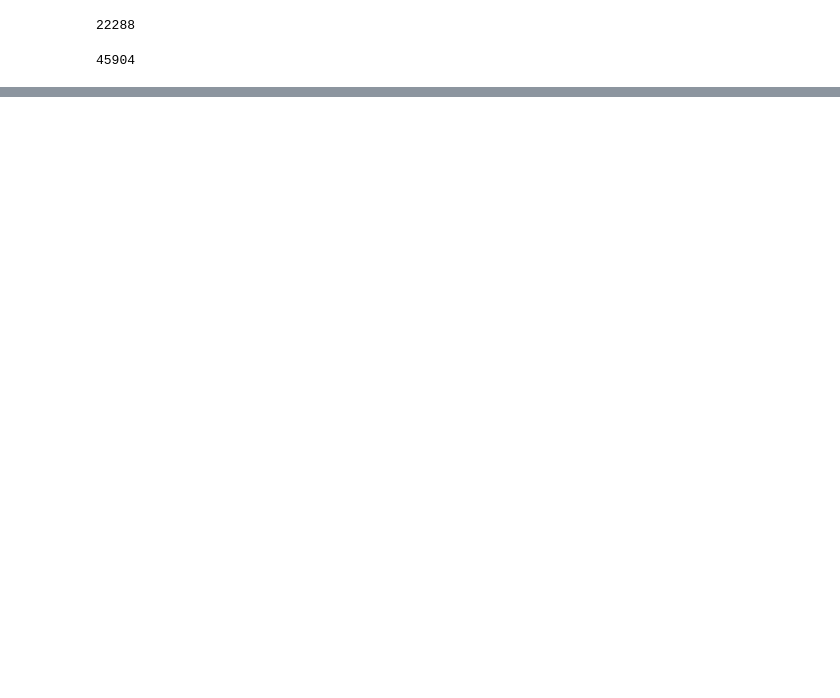
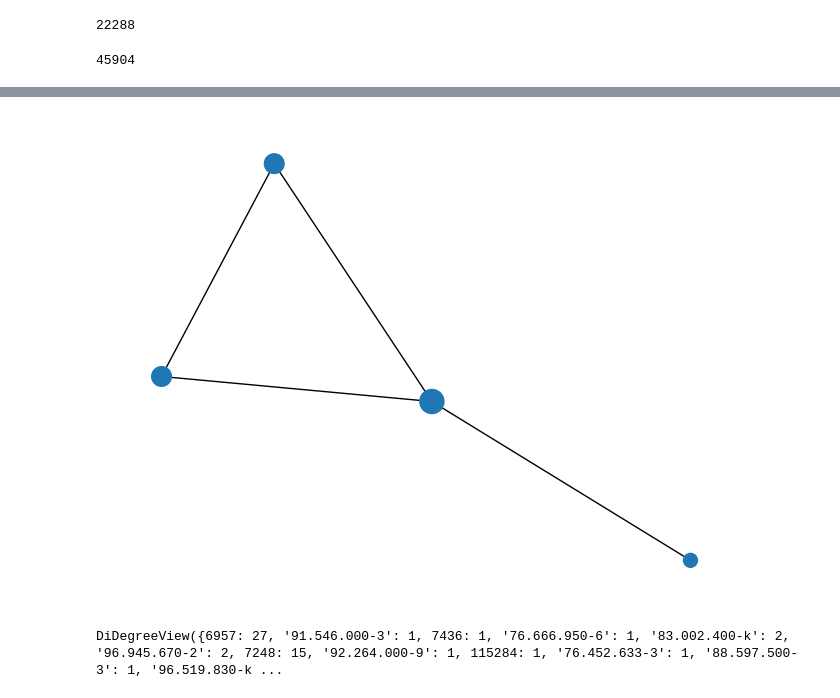
Before and after one commit to fgchil/redes, a Jupyter notebook: FN-EV-WP-FG-Hackaton.ipynb, the cells around one changed output, grey strips where cells are left out. Drawn from its saved outputs; the diff is of its cells as text; code cells hidden in the pictures; blank space fills up the shorter version.

Commit message:
Upload v0.2 con grafico, se añade filtro de adjudicado y seleccionada para los proveedores, plot nx grafo funcionando

```diff
--- a/FN-EV-WP-FG-Hackaton.ipynb
+++ b/FN-EV-WP-FG-Hackaton.ipynb
@@ -484,0 +535,16 @@ for c in C:
+# %%
+g = nx.Graph()
+g.add_edges_from([(1,2), (2,3), (2,4), (3,4)])
+
+d = dict(
+g.degree
+)
+
+nx.draw(g, nodelist=d.keys(), node_size=[v * 100 for v in d.values()])
+plt.show()
+# %% [output]
+[figure, added]
+# %%
+G.degree
+# %% [output]
+DiDegreeView({6957: 27, '91.546.000-3': 1, 7436: 1, '76.666.950-6': 1, '83.002.400-k': 2, '96.945.670-2': 2, 7248: 15, '92.264.000-9': 1, 115284: 1, '76.452.633-3': 1, '88.597.500-3': 1, '96.519.830-k ...
```
Also changed, not shown: parts of 29 cells of this notebook.
